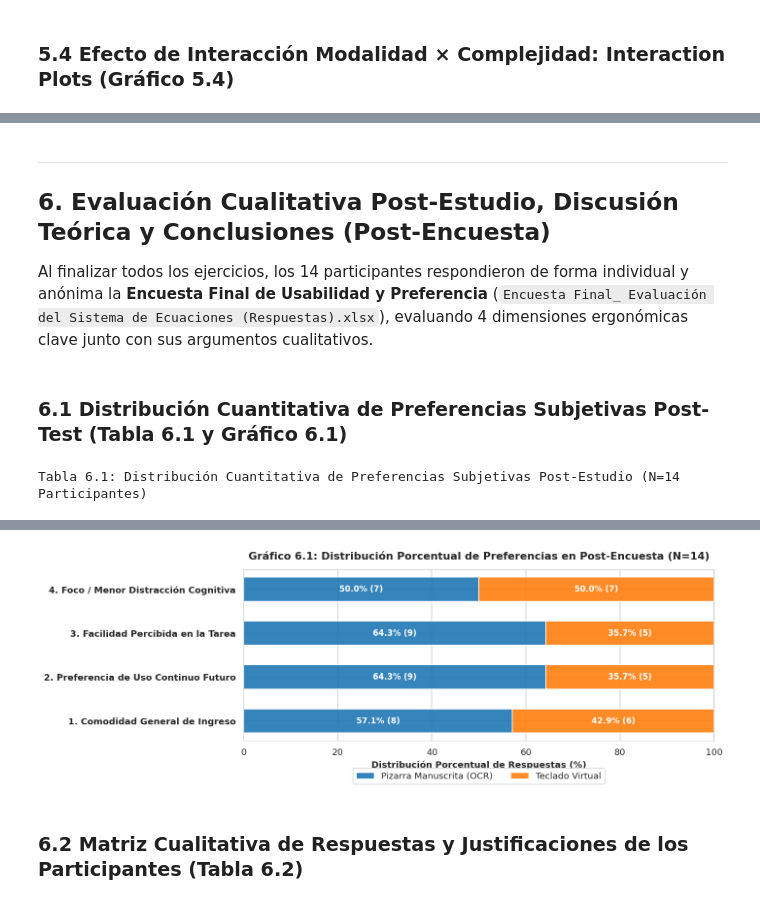
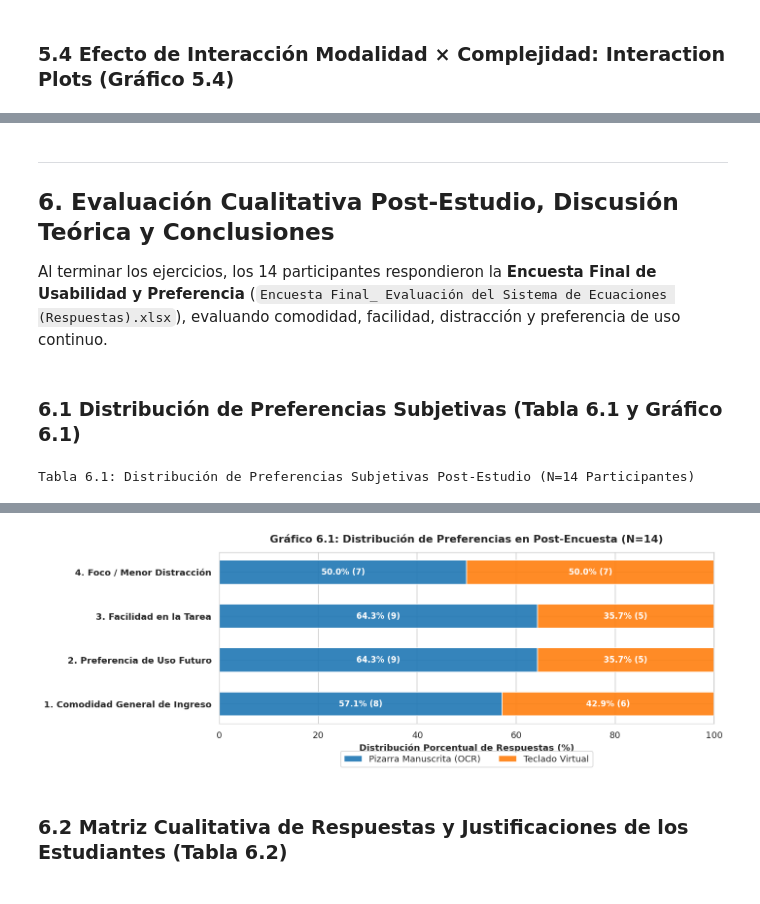
Before and after one commit to NyRoo12/analisis_datos_estudiantes, a Jupyter notebook: analisis_resultados_estudio.ipynb, the cells around one changed output, grey strips where cells are left out. Saved outputs shown, nothing was run; the diff lists cells and outputs as text; code cells hidden in the pictures.

```diff
--- a/analisis_resultados_estudio.ipynb
+++ b/analisis_resultados_estudio.ipynb
@@ -1205,11 +1201,11 @@ plt.show()
 # %% [markdown]
 ---
 
-## 6. Evaluación Cualitativa Post-Estudio, Discusión Teórica y Conclusiones (Post-Encuesta)
+## 6. Evaluación Cualitativa Post-Estudio, Discusión Teórica y Conclusiones
 
-Al finalizar todos los ejercicios, los 14 participantes respondieron de forma individual y anónima la **Encuesta Final de Usabilidad y Preferencia** (`Encuesta Final_ Evaluación del Sistema de Ecuaciones (Respuestas).xlsx`), evaluando 4 dimensiones ergonómicas clave junto con sus argumentos cualitativos.
+Al terminar los ejercicios, los 14 participantes respondieron la **Encuesta Final de Usabilidad y Preferencia** (`Encuesta Final_ Evaluación del Sistema de Ecuaciones (Respuestas).xlsx`), evaluando comodidad, facilidad, distracción y preferencia de uso continuo.
 # %% [markdown]
-### 6.1 Distribución Cuantitativa de Preferencias Subjetivas Post-Test (Tabla 6.1 y Gráfico 6.1)
+### 6.1 Distribución de Preferencias Subjetivas (Tabla 6.1 y Gráfico 6.1)
 # %%
 # 1. Carga y estandarización de la Post-Encuesta
 df_post = pd.read_excel('Encuesta Final_ Evaluación del Sistema de Ecuaciones (Respuestas).xlsx')
@@ -1222,19 +1218,17 @@ df_post.columns = [
     'q4_enfoque', 'q4_porque'
 ]
 
-# Normalizar etiquetas de respuestas
 for col in ['q1_comodidad', 'q2_preferencia', 'q3_facilidad', 'q4_enfoque']:
     df_post[col] = df_post[col].astype(str).str.strip().replace({
         'INGRESO MANUESCRITO': 'Pizarra Manuscrita',
         'INGRESAR CON TECLADO': 'Teclado Virtual'
     })
 
-# Construir Tabla 6.1 Resumen de Preferencias
 preguntas_eval = [
     ('1. Comodidad General de Ingreso', 'q1_comodidad'),
-    ('2. Preferencia de Uso Continuo Futuro', 'q2_preferencia'),
-    ('3. Facilidad Percibida en la Tarea', 'q3_facilidad'),
-    ('4. Foco / Menor Distracción Cognitiva', 'q4_enfoque')
+    ('2. Preferencia de Uso Futuro', 'q2_preferencia'),
+    ('3. Facilidad en la Tarea', 'q3_facilidad'),
+    ('4. Foco / Menor Distracción', 'q4_enfoque')
 ]
 
 resumen_post_rows = []
@@ -1253,7 +1247,7 @@ for label, col_q in preguntas_eval:
         ganador = 'Empate Técnico (50% - 50%)'
 
     resumen_post_rows.append({
-        'Dimensión Subjetiva Evaluada': label,
+        'Dimensión Evaluada': label,
         ('Pizarra Manuscrita', 'Votos (n)'): n_piz,
         ('Pizarra Manuscrita', 'Porcentaje (%)'): pct_piz,
         ('Teclado Virtual', 'Votos (n)'): n_tec,
@@ -1269,7 +1263,7 @@ cols_t61 = pd.MultiIndex.from_tuples([
     ('Teclado Virtual', 'Porcentaje (%)'),
     ('Resultado', 'Modalidad Preferida')
 ])
-df_resumen_post.set_index('Dimensión Subjetiva Evaluada', inplace=True)
+df_resumen_post.set_index('Dimensión Evaluada', inplace=True)
 df_resumen_post.columns = cols_t61
 
 styled_t61 = df_resumen_post.style.format({
@@ -1287,7 +1281,7 @@ styled_t61 = styled_t61.set_properties(subset=piz_cols_t61, **{'background-color
 styled_t61 = styled_t61.set_properties(subset=tec_cols_t61, **{'background-color': '#fff4eb', 'color': '#8a3800', 'text-align': 'center'})
 styled_t61 = styled_t61.set_properties(subset=res_cols_t61, **{'background-color': '#f7f9fa', 'color': '#111111', 'font-weight': 'bold', 'text-align': 'center'})
 styled_t61 = styled_t61.set_table_styles(CSS_TABLA_ACADEMICA)
-styled_t61 = styled_t61.set_caption("Tabla 6.1: Distribución Cuantitativa de Preferencias Subjetivas Post-Estudio (N=14 Participantes)")
+styled_t61 = styled_t61.set_caption("Tabla 6.1: Distribución de Preferencias Subjetivas Post-Estudio (N=14 Participantes)")
 display(styled_t61)
 
 # Gráfico 6.1: Barras Apiladas Horizontales de Preferencia Subjetiva
@@ -1307,10 +1301,9 @@ ax.set_yticks(y_pos)
 ax.set_yticklabels(dims, fontsize=11, fontweight='bold')
 ax.set_xlabel('Distribución Porcentual de Respuestas (%)', fontsize=11, fontweight='bold')
 ax.set_xlim(0, 100)
-ax.set_title('Gráfico 6.1: Distribución Porcentual de Preferencias en Post-Encuesta (N=14)', fontsize=13, fontweight='bold', pad=12)
+ax.set_title('Gráfico 6.1: Distribución de Preferencias en Post-Encuesta (N=14)', fontsize=13, fontweight='bold', pad=12)
 ax.legend(loc='lower center', bbox_to_anchor=(0.5, -0.28), ncol=2, frameon=True, fontsize=11)
 
-# Etiquetas de porcentaje dentro de las barras
 for i in range(len(dims)):
     val_p = pcts_piz[i]
     val_t = pcts_tec[i]
@@ -1322,6 +1315,6 @@ for i in range(len(dims)):
 plt.tight_layout()
 plt.show()
 # %% [output]
-Tabla 6.1: Distribución Cuantitativa de Preferencias Subjetivas Post-Estudio (N=14 Participantes)
+Tabla 6.1: Distribución de Preferencias Subjetivas Post-Estudio (N=14 Participantes)
 |  | Pizarra Manuscrita |  | Teclado Virtual |  | Resultado |
 |  | Votos (n) | Porcentaje (%) | Votos (n) | Porcentaje (%) | Modalidad Preferida |
@@ -1333,4 +1326,4 @@ Tabla 6.1: Distribución Cuantitativa de Preferencias Subjetivas Post-Estudio (N
-[figure, old version]
+[figure, new version]
 # %% [markdown]
-### 6.2 Matriz Cualitativa de Respuestas y Justificaciones de los Participantes (Tabla 6.2)
+### 6.2 Matriz Cualitativa de Respuestas y Justificaciones de los Estudiantes (Tabla 6.2)
 # %%
```
Also changed, not shown: parts of 75 cells of this notebook, 2 other files.
